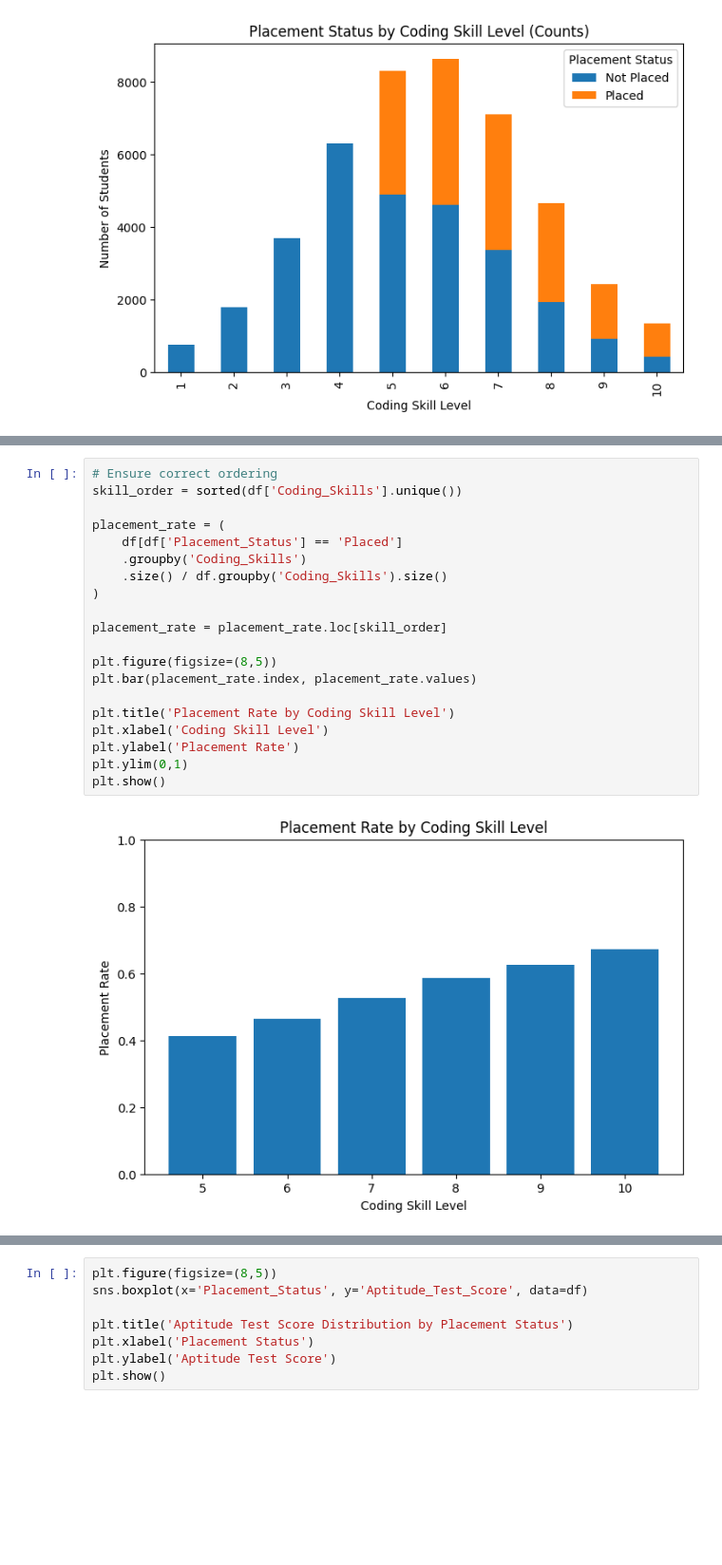
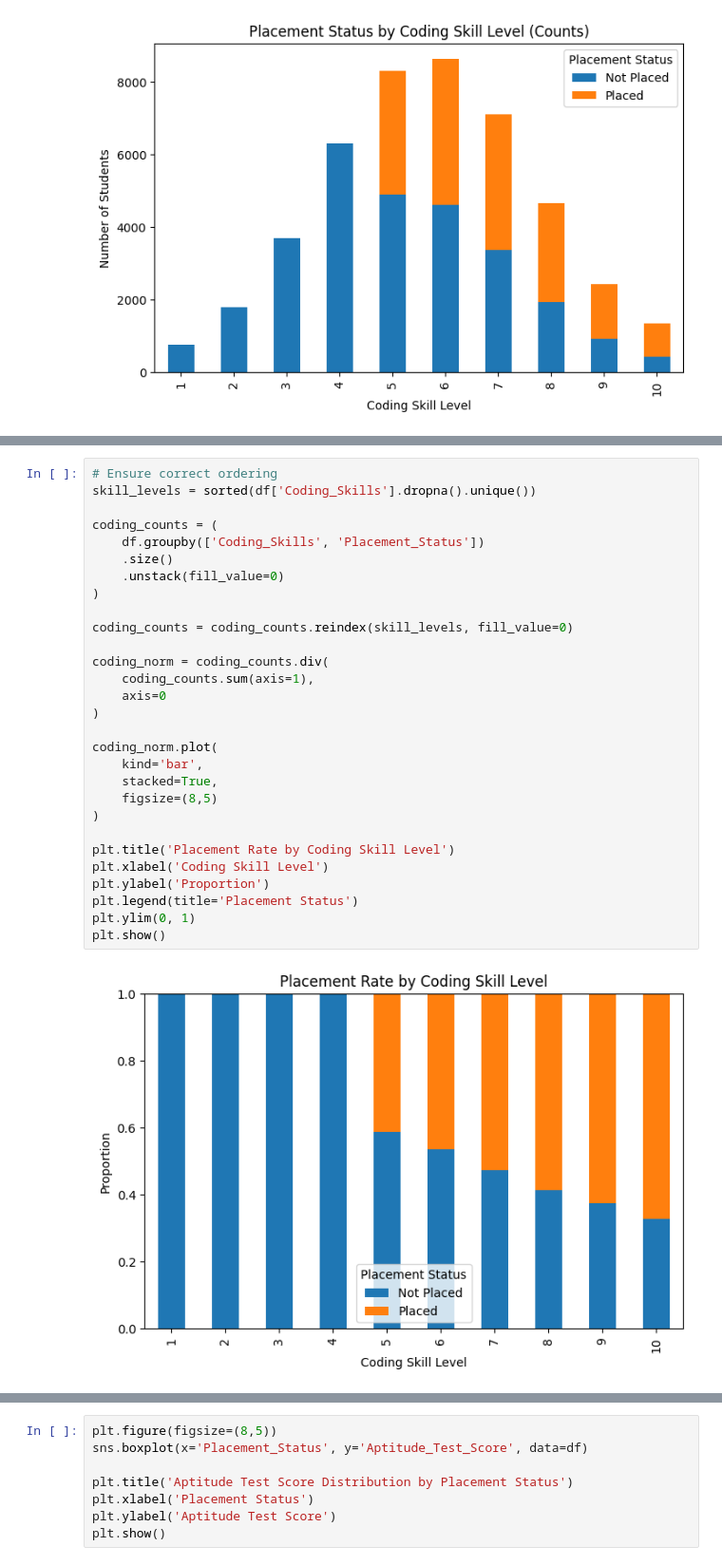
Before and after one commit to muskaanmahes/DS-7331-Term-Project, a Jupyter notebook: Lab1_Visualization_and_Data_Preprocessing/Nino_Notebook.ipynb, the cells around one changed output, grey strips where cells are left out. Shown at 95% size. Drawn from its saved outputs; the diff is of its cells as text; blank space fills up the shorter version.

```diff
--- a/Lab1_Visualization_and_Data_Preprocessing/Nino_Notebook.ipynb
+++ b/Lab1_Visualization_and_Data_Preprocessing/Nino_Notebook.ipynb
@@ -472,22 +465,31 @@ plt.show()
 # %%
 # Ensure correct ordering
-skill_order = sorted(df['Coding_Skills'].unique())
+skill_levels = sorted(df['Coding_Skills'].dropna().unique())
 
-placement_rate = (
-    df[df['Placement_Status'] == 'Placed']
-    .groupby('Coding_Skills')
-    .size() / df.groupby('Coding_Skills').size()
+coding_counts = (
+    df.groupby(['Coding_Skills', 'Placement_Status'])
+    .size()
+    .unstack(fill_value=0)
 )
 
-placement_rate = placement_rate.loc[skill_order]
+coding_counts = coding_counts.reindex(skill_levels, fill_value=0)
 
-plt.figure(figsize=(8,5))
-plt.bar(placement_rate.index, placement_rate.values)
+coding_norm = coding_counts.div(
+    coding_counts.sum(axis=1),
+    axis=0
+)
+
+coding_norm.plot(
+    kind='bar',
+    stacked=True,
+    figsize=(8,5)
+)
 
 plt.title('Placement Rate by Coding Skill Level')
 plt.xlabel('Coding Skill Level')
-plt.ylabel('Placement Rate')
-plt.ylim(0,1)
+plt.ylabel('Proportion')
+plt.legend(title='Placement Status')
+plt.ylim(0, 1)
 plt.show()
 # %% [output]
-[figure, old version]
+[figure, new version]
```
Also changed, not shown: parts of 34 cells of this notebook.
